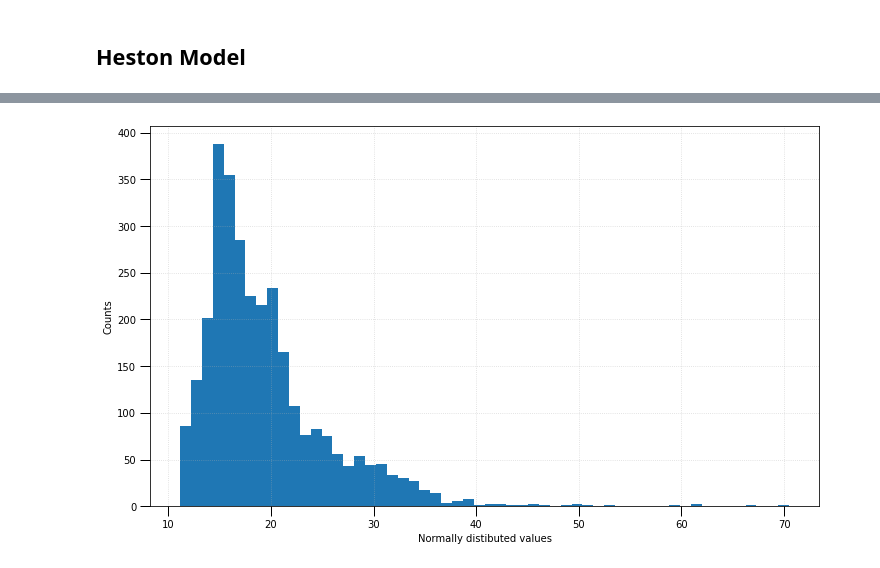
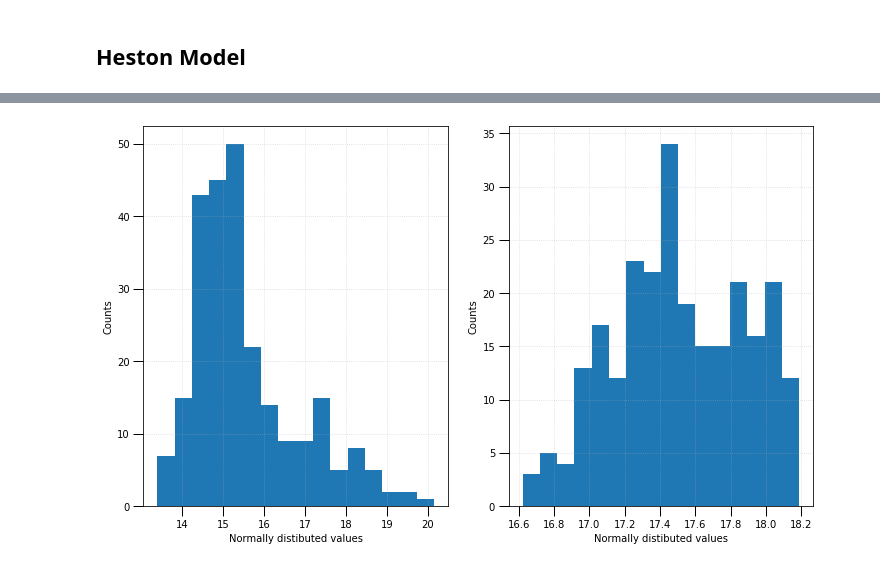
Before and after one commit to aidinattar/Volatility-carry-trading-strategy, a Jupyter notebook: Project.ipynb, the cells around one changed output, grey strips where cells are left out. Cells and saved outputs as stored; diff of their text form; code cells hidden in the pictures.

Commit message:
add some graphs

```diff
--- a/Project.ipynb
+++ b/Project.ipynb
@@ -23,6 +25,8 @@ UX2       = pd.read_excel(dir+file_name, sheet_name='UX2_Index')
 
 UX1       = UX1.set_index('Date')
 UX2       = UX2.set_index('Date')
+UX1.sort_index(inplace=True)
+UX2.sort_index(inplace=True)
 
 UX1
 # %% [output]
@@ -310,6 +368,5 @@ def heston_pde(  S,   T,     r,     k,  theta,
 
     return prices, volatility
 
-
-
-prices, volatility = heston_pde(S0, T, r, k, theta, UX10, rho, sigma, steps, Npaths)
+prices1, volatility1 = heston_pde(S0, T, r, k1, theta1, UX10, rho, sigma1, steps, Npaths)
+prices2, volatility2 = heston_pde(S0, T, r, k2, theta2, UX10, rho, sigma2, steps, Npaths)
@@ -325,0 +373,8 @@ UX1_window2.PX_LAST.plot()
+# %%
+for k in range(Npaths):
+    col = 'sim' + str(k)
+    UX1_window2[col] = pd.Series(volatility1[k], index=UX1_window2.index)
+    UX2_window2[col] = pd.Series(volatility2[k], index=UX2_window2.index)
+
+UX1_window2['mean_sim'] = (UX1_window2.loc[:, ['sim' + str(k) for k in range(Npaths)]]).mean(axis=1)
+UX2_window2['mean_sim'] = (UX2_window2.loc[:, ['sim' + str(k) for k in range(Npaths)]]).mean(axis=1)
@@ -326,12 +402,22 @@ UX1_window2.PX_LAST.plot()
 # %%
-b                 = np.histogram_bin_edges(UX1.PX_LAST.dropna(), bins='sqrt')
-fig, ax           = plt.subplots(figsize=(12, 7))
-entries, edges, _ = ax.hist(UX1.PX_LAST, bins=b)
-ax.set_ylabel('Counts')
-ax.set_xlabel("Normally distibuted values")
-ax.tick_params(which='major', width=1.0)
-ax.tick_params(which='major', length=10)
-ax.grid(linestyle='dotted', alpha=0.5)
+fig, ax           = plt.subplots(ncols=2, figsize=(12, 7))
+
+b                 = np.histogram_bin_edges(UX1_window2.PX_LAST.dropna(), bins='sqrt')
+entries, edges, _ = ax[0].hist(UX1_window2.PX_LAST, bins=b)
+ax[0].set_ylabel('Counts')
+ax[0].set_xlabel("Normally distibuted values")
+ax[0].tick_params(which='major', width=1.0)
+ax[0].tick_params(which='major', length=10)
+ax[0].grid(linestyle='dotted', alpha=0.5)
+
+b                 = np.histogram_bin_edges(UX1_window2.sim0.dropna(), bins='sqrt')
+entries, edges, _ = ax[1].hist(UX1_window2.sim0, bins=b)
+ax[1].set_ylabel('Counts')
+ax[1].set_xlabel("Normally distibuted values")
+ax[1].tick_params(which='major', width=1.0)
+ax[1].tick_params(which='major', length=10)
+ax[1].grid(linestyle='dotted', alpha=0.5)
+
 plt.show()
 # %% [output]
-[figure, old version]
+[figure, new version]
```
Also changed, not shown: parts of 12 cells of this notebook.
